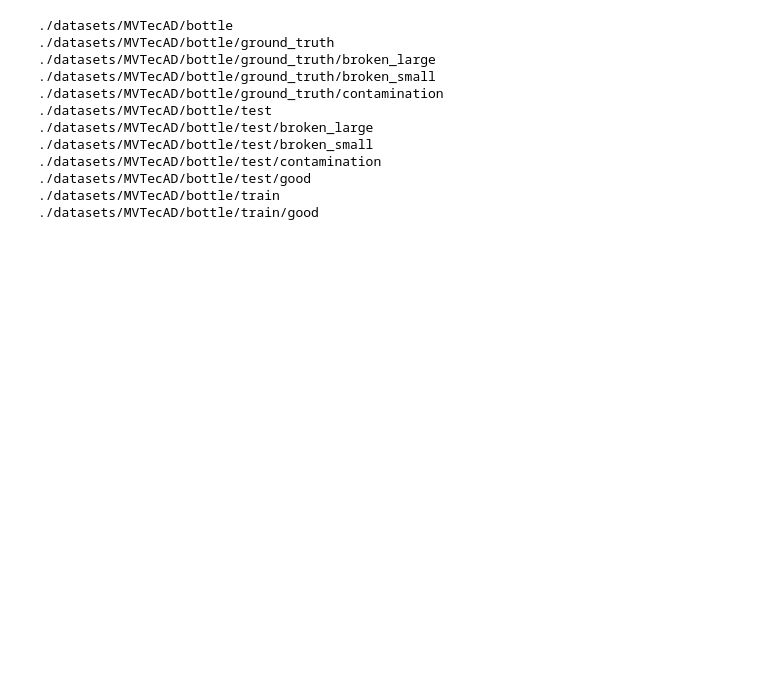
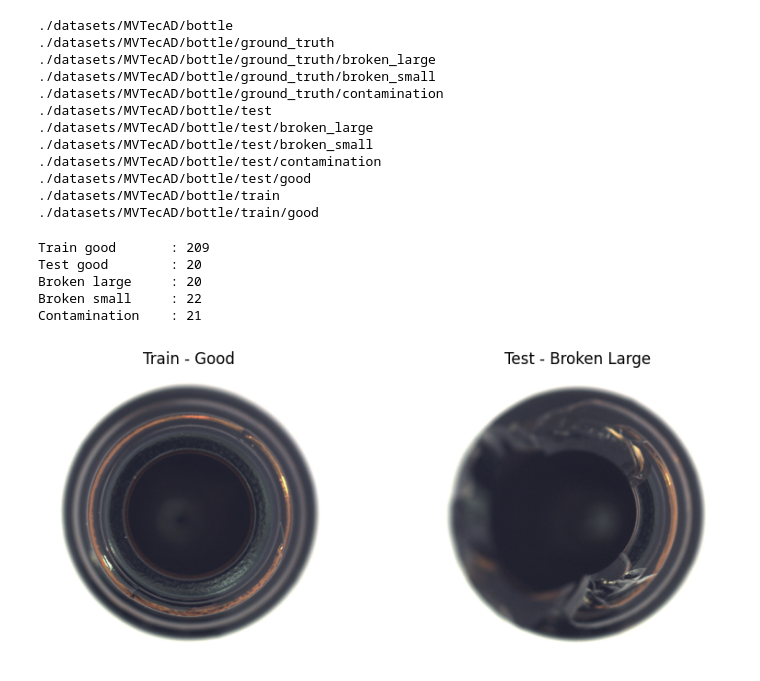
Before and after one commit to minwoo1119/edge-anomaly-detection, a Jupyter notebook: notebooks/mvtec_exploration.ipynb, the cells around one changed output. Cells and saved outputs as stored; diff of their text form; code cells hidden in the pictures; blank space fills up the shorter version.

Commit message:
feat: MVTec AD 데이터셋 탐색 및 시각화 추가

```diff
--- a/notebooks/mvtec_exploration.ipynb
+++ b/notebooks/mvtec_exploration.ipynb
@@ -79,3 +83,47 @@ datamodule.prepare_data()
 ./datasets/MVTecAD/bottle/test/good
 ./datasets/MVTecAD/bottle/train
 ./datasets/MVTecAD/bottle/train/good
+# %%
+from pathlib import Path
+
+root = Path("./datasets/MVTecAD/bottle")
+
+train_good = list((root / "train" / "good").glob("*.png"))
+test_good = list((root / "test" / "good").glob("*.png"))
+test_broken_large = list((root / "test" / "broken_large").glob("*.png"))
+test_broken_small = list((root / "test" / "broken_small").glob("*.png"))
+test_contamination = list((root / "test" / "contamination").glob("*.png"))
+
+print("Train good       :", len(train_good))
+print("Test good        :", len(test_good))
+print("Broken large     :", len(test_broken_large))
+print("Broken small     :", len(test_broken_small))
+print("Contamination    :", len(test_contamination))
+# %% [output]
+Train good       : 209
+Test good        : 20
+Broken large     : 20
+Broken small     : 22
+Contamination    : 21
+# %%
+import matplotlib.pyplot as plt
+from PIL import Image
+
+good_img = Image.open(train_good[0])
+bad_img = Image.open(test_broken_large[0])
+
+plt.figure(figsize=(10, 4))
+
+plt.subplot(1, 2, 1)
+plt.imshow(good_img)
+plt.title("Train - Good")
+plt.axis("off")
+
+plt.subplot(1, 2, 2)
+plt.imshow(bad_img)
+plt.title("Test - Broken Large")
+plt.axis("off")
+
+plt.show()
+# %% [output]
+[figure, added]
```
Also changed, not shown: parts of 2 cells of this notebook.
